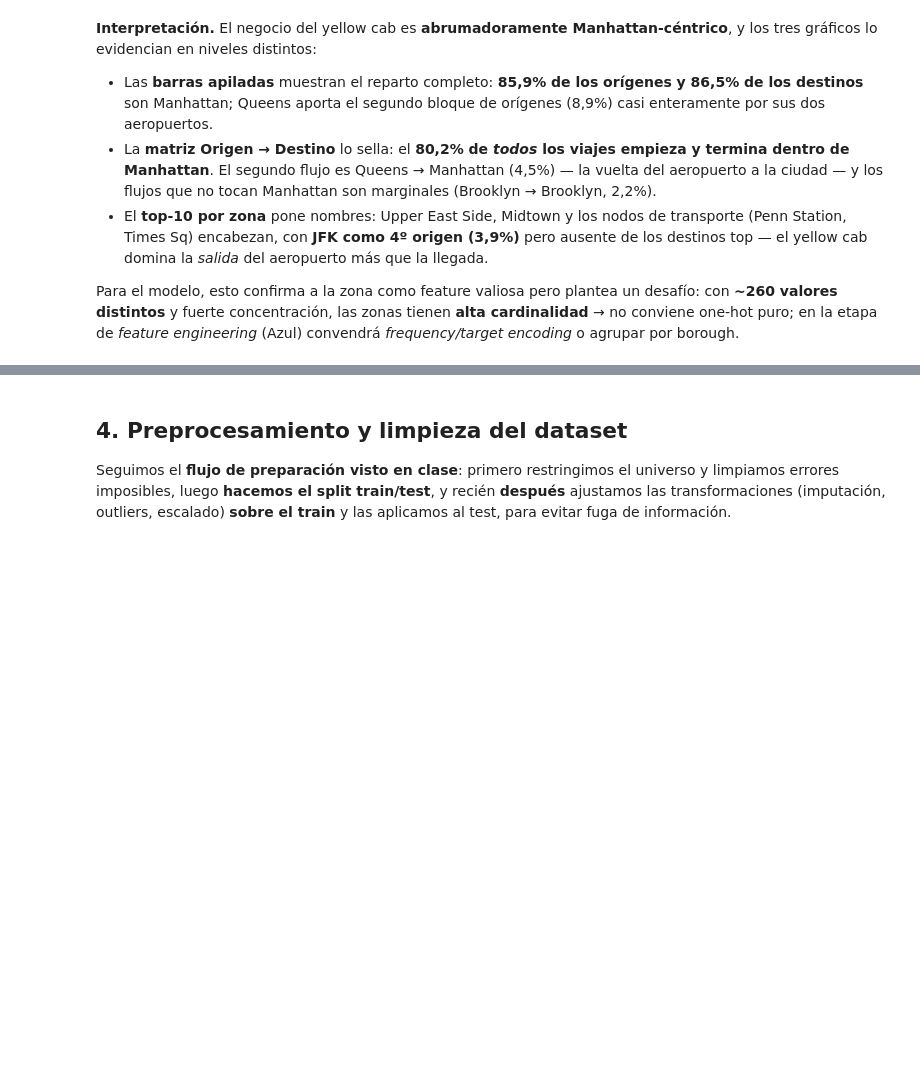
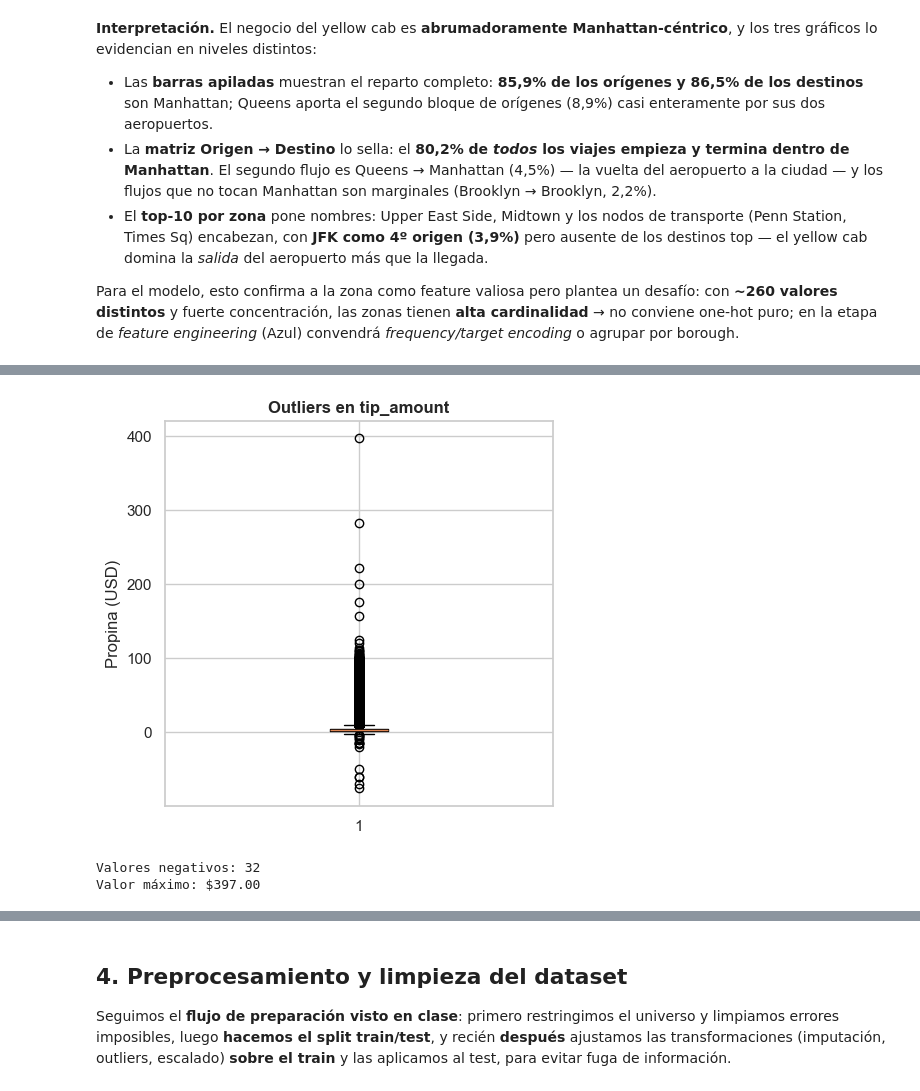
Before and after one commit to nmoguilner/ceia_add, a Jupyter notebook: tp_grupal_eda_planA_propina.ipynb, the cells around one changed output, grey strips where cells are left out. Saved outputs shown, nothing was run; the diff lists cells and outputs as text; code cells hidden in the pictures; blank space fills up the shorter version.

```diff
--- a/tp_grupal_eda_planA_propina.ipynb
+++ b/tp_grupal_eda_planA_propina.ipynb
@@ -927,0 +869,17 @@ No charge      12842             0.03       0.00             0.32
+# %%
+#Outliers en tip_amount
+
+plt.figure(figsize=(5, 5))
+plt.boxplot(df_card["tip_amount"].dropna())
+plt.title("Outliers en tip_amount")
+plt.ylabel("Propina (USD)")
+plt.show()
+
+print(f"Valores negativos: {(df_card['tip_amount'] < 0).sum()}")
+print(f"Valor máximo: ${df_card['tip_amount'].max():.2f}")
+
+#Se identifican outliers extremos en tip_amount, con propinas de monto elevado. Además, hay viajes con propina negativa, lo que podría indicar ajustes contables o errores en el registro de datos.
+# %% [output]
+[figure, added]
+Valores negativos: 32
+Valor máximo: $397.00
```
Also changed, not shown: parts of 13 cells of this notebook.
